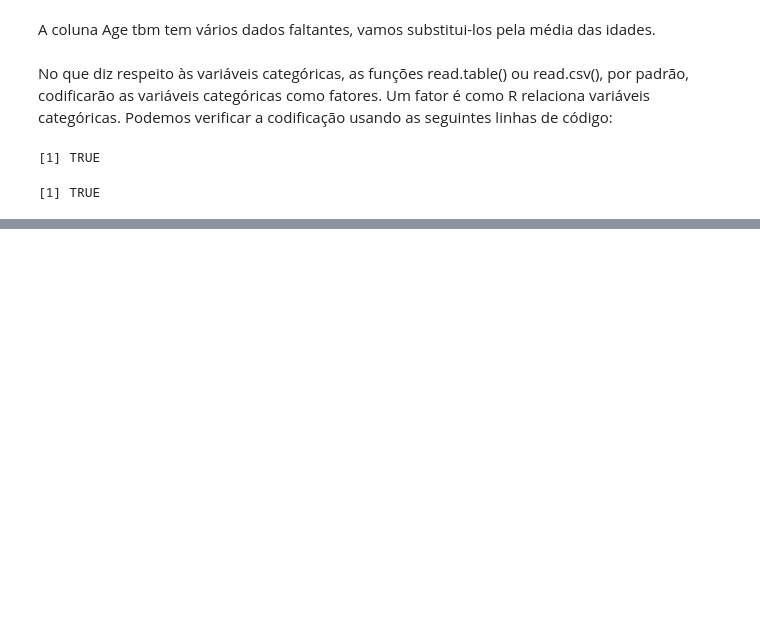
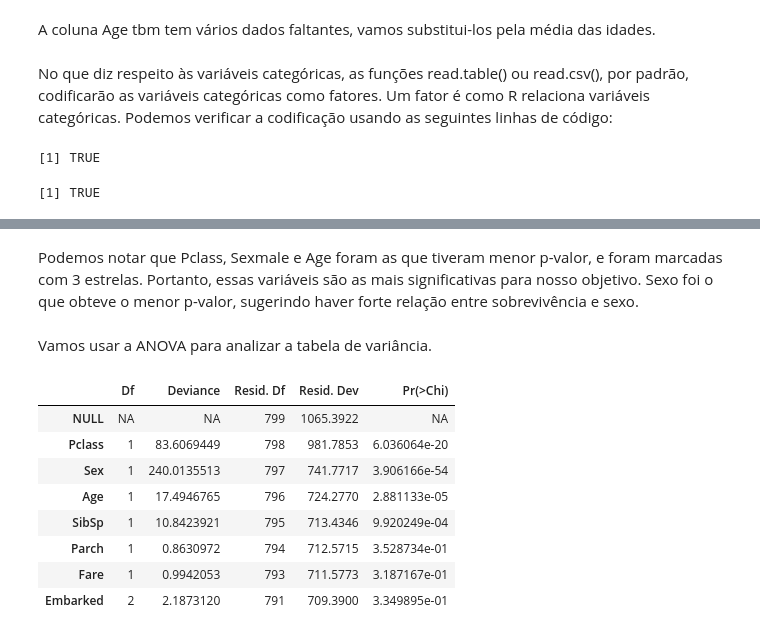
Before and after one commit to SCloves/regressao_logistica, a Jupyter notebook: regressao_logistica.ipynb, the cells around one changed output, grey strips where cells are left out. Drawn from its saved outputs; the diff is of its cells as text; code cells hidden in the pictures; blank space fills up the shorter version.

```diff
--- a/regressao_logistica.ipynb
+++ b/regressao_logistica.ipynb
@@ -76,0 +131,16 @@ is.factor(data$Embarked)
+# %% [markdown]
+Podemos notar que Pclass, Sexmale e Age foram as que tiveram menor p-valor, e foram marcadas com 3 estrelas. Portanto, essas variáveis são as mais significativas para nosso objetivo. Sexo foi o que obteve o menor p-valor, sugerindo haver forte relação entre sobrevivência e sexo.
+# %% [markdown]
+Vamos usar a ANOVA para analizar a tabela de variância.
+# %%
+anova(modelo, test="Chisq")
+# %% [output]
+|  | Df | Deviance | Resid. Df | Resid. Dev | Pr(>Chi) |
+| NULL | NA | NA | 799 | 1065.3922 | NA |
+| Pclass | 1 | 83.6069449 | 798 | 981.7853 | 6.036064e-20 |
+| Sex | 1 | 240.0135513 | 797 | 741.7717 | 3.906166e-54 |
+| Age | 1 | 17.4946765 | 796 | 724.2770 | 2.881133e-05 |
+| SibSp | 1 | 10.8423921 | 795 | 713.4346 | 9.920249e-04 |
+| Parch | 1 | 0.8630972 | 794 | 712.5715 | 3.528734e-01 |
+| Fare | 1 | 0.9942053 | 793 | 711.5773 | 3.187167e-01 |
+| Embarked | 2 | 2.1873120 | 791 | 709.3900 | 3.349895e-01 |
```
Also changed, not shown: parts of 33 cells of this notebook.
